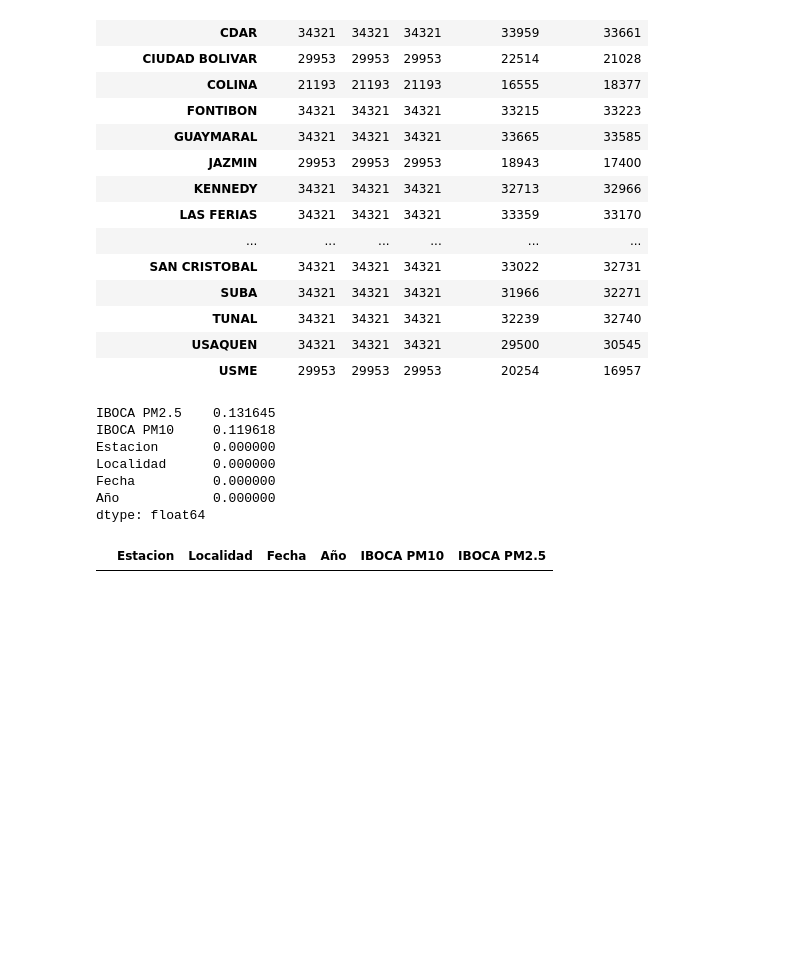
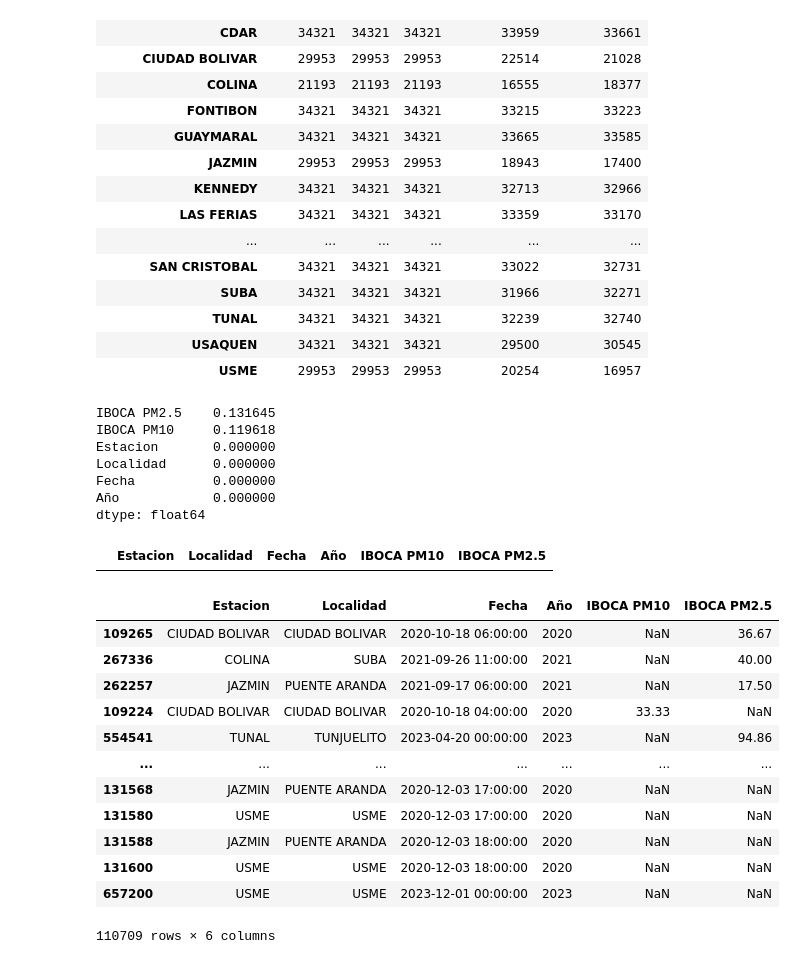
Before and after one commit to BILabsAndProjects/Proyecto2BI, a Jupyter notebook: iboca.ipynb, the cells around one changed output. Saved outputs shown, nothing was run; the diff lists cells and outputs as text; code cells hidden in the pictures; blank space fills up the shorter version.

```diff
--- a/iboca.ipynb
+++ b/iboca.ipynb
@@ -226,3 +226,19 @@ dtype: float64
 df[df.duplicated(keep=False)]
 # %% [output]
 |  | Estacion | Localidad | Fecha | Año | IBOCA PM10 | IBOCA PM2.5 |
+# %%
+df[df.isna().any(axis=1)]
+# %% [output]
+|  | Estacion | Localidad | Fecha | Año | IBOCA PM10 | IBOCA PM2.5 |
+| 109265 | CIUDAD BOLIVAR | CIUDAD BOLIVAR | 2020-10-18 06:00:00 | 2020 | NaN | 36.67 |
+| 267336 | COLINA | SUBA | 2021-09-26 11:00:00 | 2021 | NaN | 40.00 |
+| 262257 | JAZMIN | PUENTE ARANDA | 2021-09-17 06:00:00 | 2021 | NaN | 17.50 |
+| 109224 | CIUDAD BOLIVAR | CIUDAD BOLIVAR | 2020-10-18 04:00:00 | 2020 | 33.33 | NaN |
+| 554541 | TUNAL | TUNJUELITO | 2023-04-20 00:00:00 | 2023 | NaN | 94.86 |
+| ... | ... | ... | ... | ... | ... | ... |
+| 131568 | JAZMIN | PUENTE ARANDA | 2020-12-03 17:00:00 | 2020 | NaN | NaN |
+| 131580 | USME | USME | 2020-12-03 17:00:00 | 2020 | NaN | NaN |
+| 131588 | JAZMIN | PUENTE ARANDA | 2020-12-03 18:00:00 | 2020 | NaN | NaN |
+| 131600 | USME | USME | 2020-12-03 18:00:00 | 2020 | NaN | NaN |
+| 657200 | USME | USME | 2023-12-01 00:00:00 | 2023 | NaN | NaN |
+110709 rows × 6 columns
```
Also changed, not shown: parts of 5 cells of this notebook, 1 other file.
